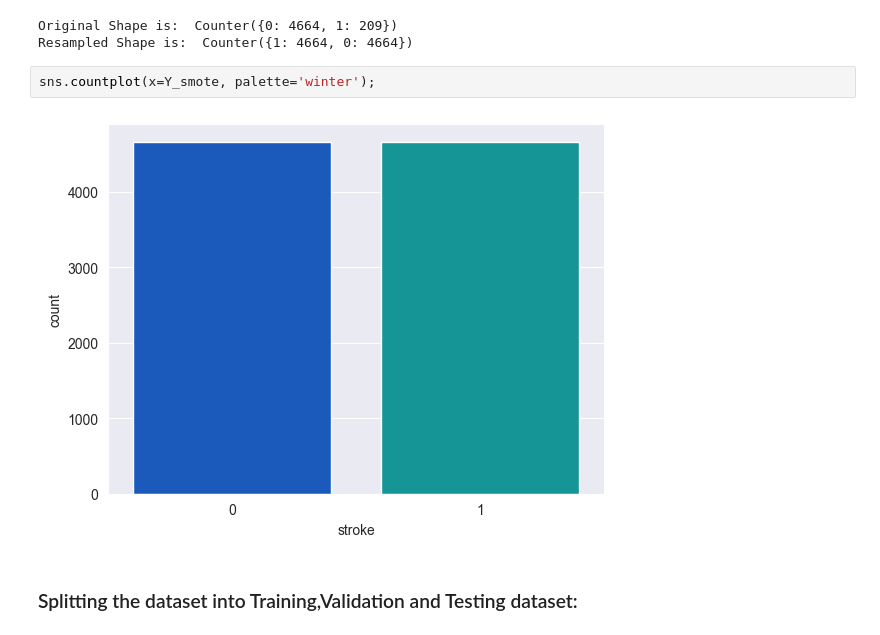
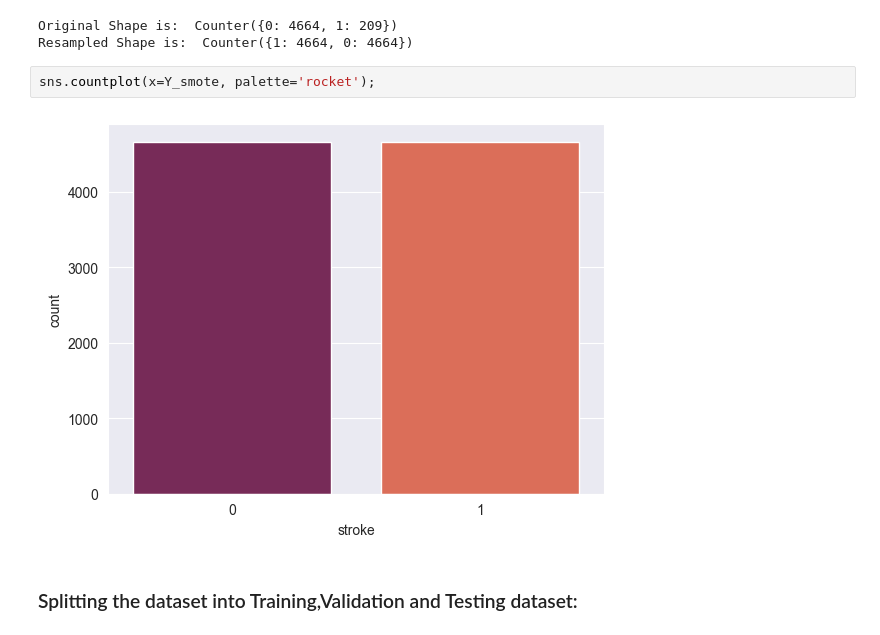
Before and after one commit to yuvaneshkm/Stroke_Prediction, a Jupyter notebook: brain_stroke_prediction.ipynb, the cells around one changed output. Cells and saved outputs as stored; diff of their text form.

```diff
--- a/brain_stroke_prediction.ipynb
+++ b/brain_stroke_prediction.ipynb
@@ -604,9 +661,9 @@ print('Resampled Shape is:  {} '.format(Counter(Y_smote)))
 Original Shape is:  Counter({0: 4664, 1: 209})
 Resampled Shape is:  Counter({1: 4664, 0: 4664})
 # %%
-sns.countplot(x=Y_smote, palette='winter');
+sns.countplot(x=Y_smote, palette='rocket');
 # %% [output]
-[figure, old version]
+[figure, new version]
 # %% [markdown]
 ### Splitting the dataset into Training,Validation and Testing dataset:
 # %%
```
Also changed, not shown: parts of 33 cells of this notebook, 1 other file.
